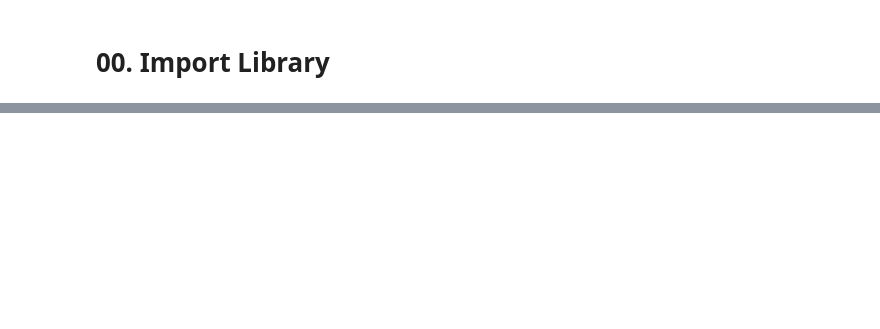
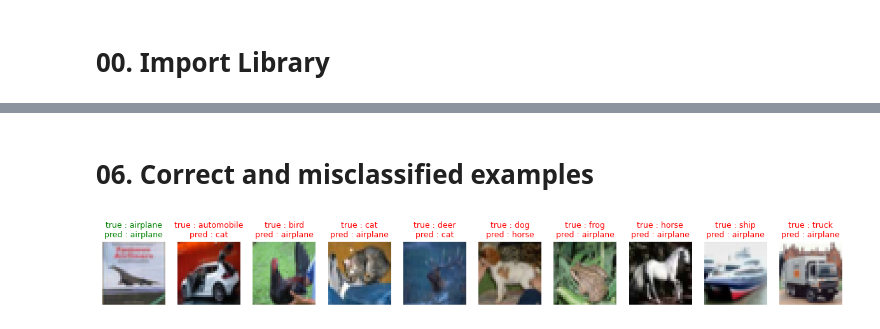
Before and after one commit to ayj9665-wq/2026ComputerVision, a Jupyter notebook: Assignment05/CV_Assignment_05.ipynb, the cells around one changed output, grey strips where cells are left out. Saved outputs shown, nothing was run; the diff lists cells and outputs as text; code cells hidden in the pictures; blank space fills up the shorter version.

```diff
--- a/Assignment05/CV_Assignment_05.ipynb
+++ b/Assignment05/CV_Assignment_05.ipynb
@@ -168,5 +2,0 @@ pd.DataFrame(results).round(4)
-# %%
-clf = models['Softmax'].best_estimator_
-s = clf.decision_function(X_test[:5])   # Wx + b
-print(np.allclose(softmax(s, axis=1), clf.predict_proba(X_test[:5])))
-print(f'P of test image 0 ({CLASSES[y_test[0]]}) :', softmax(s, axis=1)[0].round(3))
@@ -243,0 +39,7 @@ Softmax : W (10, 3072) , b (10,)
+# %%
+np.random.seed(1)
+W = 0.01 * np.random.randn(10, 3072)
+b = np.zeros(10)
+
+print('W :', W.shape, ', b :', b.shape)
+print('W range :', W.min().round(4), '~', W.max().round(4))
@@ -243,0 +54,8 @@ Softmax : W (10, 3072) , b (10,)
+# %%
+scores = X[idx] @ W.T + b   # (10, 3072) x (3072, 10) -> (10, 10)
+pred = scores.argmax(axis=1)
+
+table = pd.DataFrame(scores, columns=CLASSES, index=[CLASSES[c] for c in y[idx]]).round(3)
+table.index.name = 'true class'
+table['predicted'] = [CLASSES[p] for p in pred]
+table
@@ -243,0 +81,11 @@ Softmax : W (10, 3072) , b (10,)
+# %%
+lecture_scores = np.array([[3.2, 5.1, -1.7], [1.3, 4.9, 2.0], [2.2, 2.5, -3.1]])
+lecture_y = np.array([0, 1, 2])
+
+for name, s, t in [('lecture example', lecture_scores, lecture_y), ('CIFAR-10, 10 images', scores, y[idx])]:
+    n = len(t)
+    margins = np.maximum(0, s - s[np.arange(n), t][:, None] + 1)
+    margins[np.arange(n), t] = 0   # j = y_i 는 제외
+    print(f'[{name}]')
+    print('L_i :', margins.sum(axis=1).round(3))
+    print('L :', margins.sum(axis=1).mean().round(3), '\n')
@@ -243,0 +157,12 @@ Softmax : W (10, 3072) , b (10,)
+# %% [markdown]
+# 06. Correct and misclassified examples
+# %%
+plt.figure(figsize=(15, 2.5))
+for i, n in enumerate(idx):
+    plt.subplot(1, 10, i + 1)
+    plt.imshow(X[n].reshape(3, 32, 32).transpose(1, 2, 0))
+    plt.title(f'true : {CLASSES[y[n]]}\npred : {CLASSES[pred[i]]}', color='green' if pred[i] == y[n] else 'red', fontsize=9)
+    plt.axis('off')
+plt.show()
+# %% [output]
+[figure, added]
```
Also changed, not shown: parts of 45 cells of this notebook, 3 other files.
